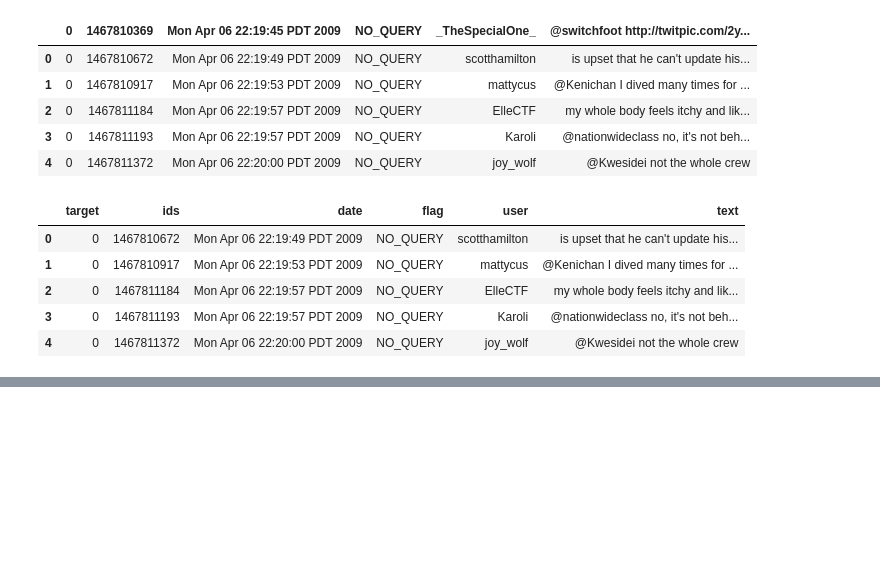
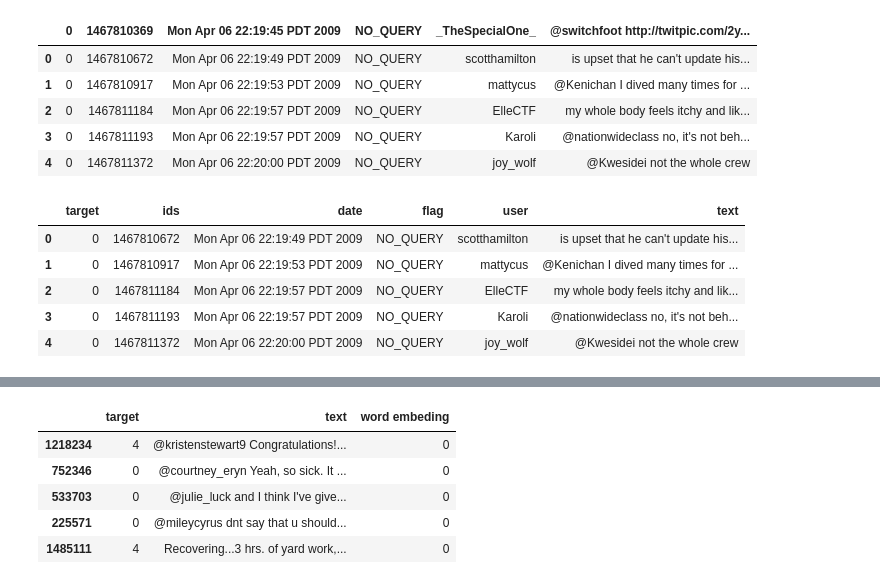
Before and after one commit to FlonyxSly/NLP, a Jupyter notebook: NLP_Florian_Leclercq.ipynb, the cells around one changed output, grey strips where cells are left out. Saved outputs shown, nothing was run; the diff lists cells and outputs as text; code cells hidden in the pictures; blank space fills up the shorter version.

```diff
--- a/NLP_Florian_Leclercq.ipynb
+++ b/NLP_Florian_Leclercq.ipynb
@@ -43,0 +95,6 @@ data.head()
+# %%
+for index in data.index:
+  trait = re.sub(r'[,!?;-]', '.',data.loc[index,'text'])                                 #  Punktuations are replaced by .
+  trait = nltk.word_tokenize(trait)                                     #  Tokenize string to words
+  trait = [ ch.lower() for ch in trait if ch.isalpha() or ch == '.']
+  data['word embeding'][index] = trait
@@ -43,0 +107,16 @@ data.head()
+# %%
+data = re.sub(r'[,!?;-]', '.',data)                                 #  Punktuations are replaced by .
+data = nltk.word_tokenize(data)                                     #  Tokenize string to words
+data = [ ch.lower() for ch in data if ch.isalpha() or ch == '.']    #  Lower case and drop non-alphabetical tokens
+print("Number of tokens:", len(data),'\n', data[:15])
+# %%
+dev_data = data[:1000]
+dev_data.shape
+dev_data.head()
+# %% [output]
+|  | target | text | word embeding |
+| 1218234 | 4 | @kristenstewart9 Congratulations!... | 0 |
+| 752346 | 0 | @courtney_eryn Yeah, so sick. It ... | 0 |
+| 533703 | 0 | @julie_luck and I think I've give... | 0 |
+| 225571 | 0 | @mileycyrus dnt say that u should... | 0 |
+| 1485111 | 4 | Recovering...3 hrs. of yard work,... | 0 |
```
Also changed, not shown: parts of 10 cells of this notebook.
